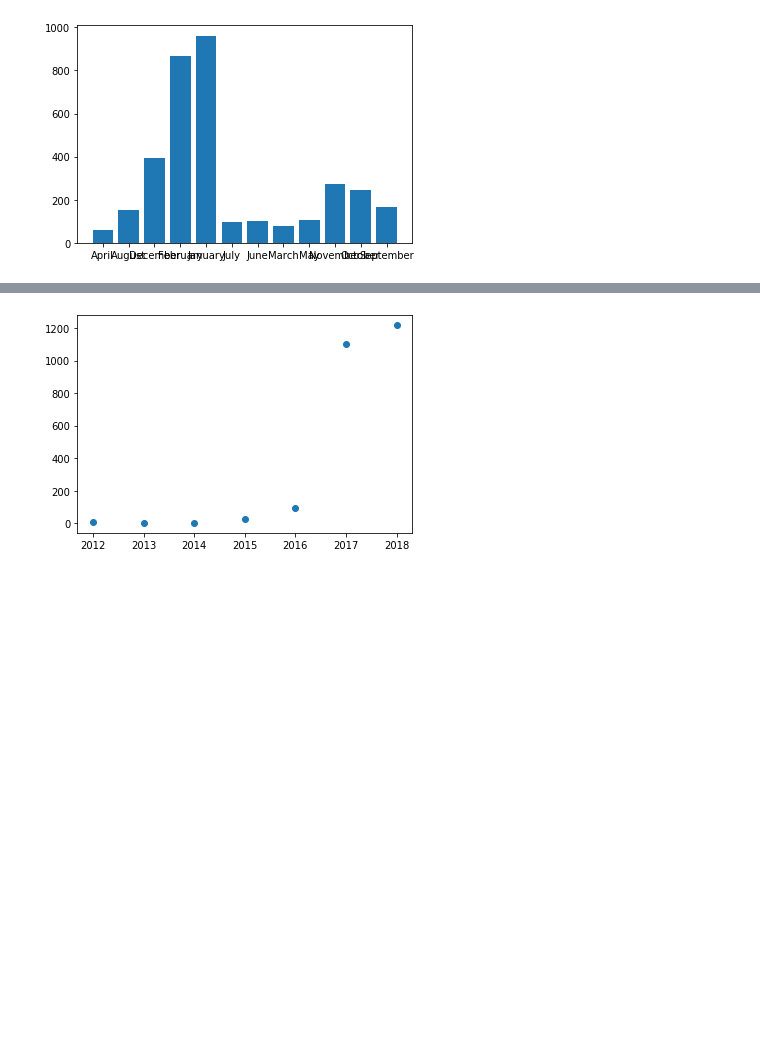
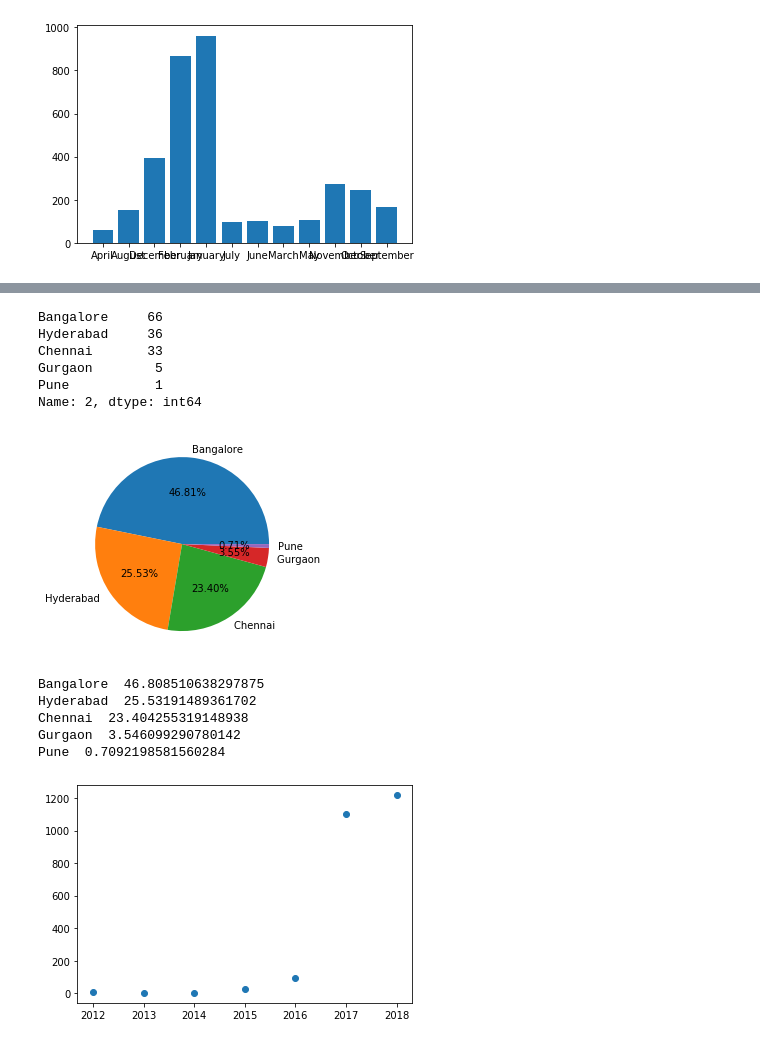
Before and after one commit to ravikart/data-handling-python-numpy, a Jupyter notebook: matplot-plotting/Plot-Assignment.ipynb, the cells around one changed output, grey strips where cells are left out. Cells and saved outputs as stored; diff of their text form; code cells hidden in the pictures; blank space fills up the shorter version.

```diff
--- a/matplot-plotting/Plot-Assignment.ipynb
+++ b/matplot-plotting/Plot-Assignment.ipynb
@@ -131,3 +133,41 @@ Pune 0.71%
+# %%
+import matplotlib.pyplot as plt
+import pandas as pd
+import numpy as np
+
+amazon_job = pd.read_csv("amazon_jobs_dataset.csv")
+
+onlyIndia = amazon_job['location'].str.split(", ",expand=True)
+
+indiaAmazonJobData = onlyIndia[0] == 'IN'
+
+india_city = onlyIndia[indiaAmazonJobData][2]
+
+freq = india_city.value_counts()
+print(freq)
+
+x = freq.index
+
+plt.pie(freq,labels=x,autopct='%.2f%%')
+
+plt.show()
+
+perc = np.true_divide(freq,freq.sum(axis=0))*100
+for i in range(len(x)):
+    print(x[i],perc[i],sep=" ")
+# %% [output]
+Bangalore     66
+Hyderabad     36
+Chennai       33
+Gurgaon        5
+Pune           1
+Name: 2, dtype: int64
+[figure, added]
+Bangalore  46.808510638297875
+Hyderabad  25.53191489361702
+Chennai  23.404255319148938
+Gurgaon  3.546099290780142
+Pune  0.7092198581560284
 # %%
 import matplotlib.pyplot as plt
 import pandas as pd
```
Also changed, not shown: parts of 3 cells of this notebook, 11 other files.
